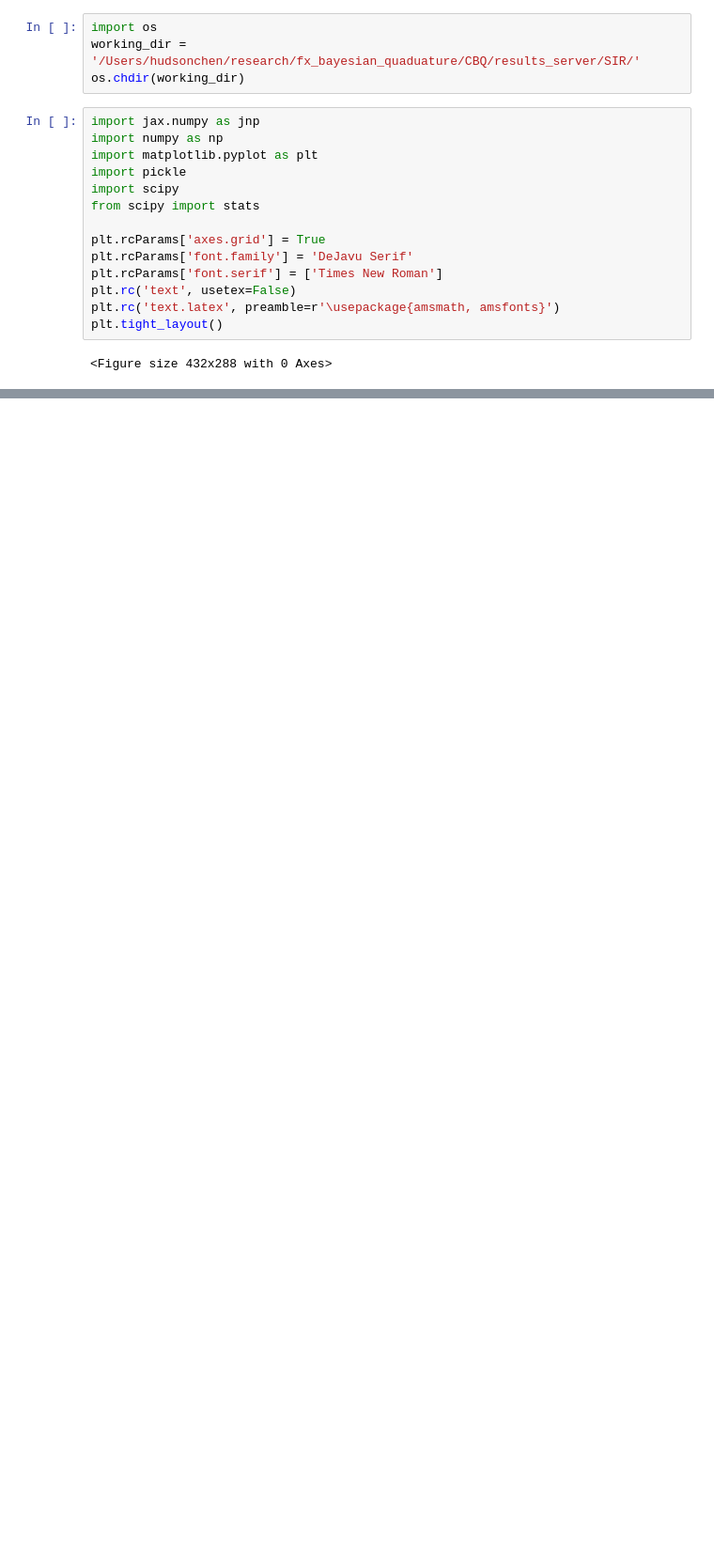
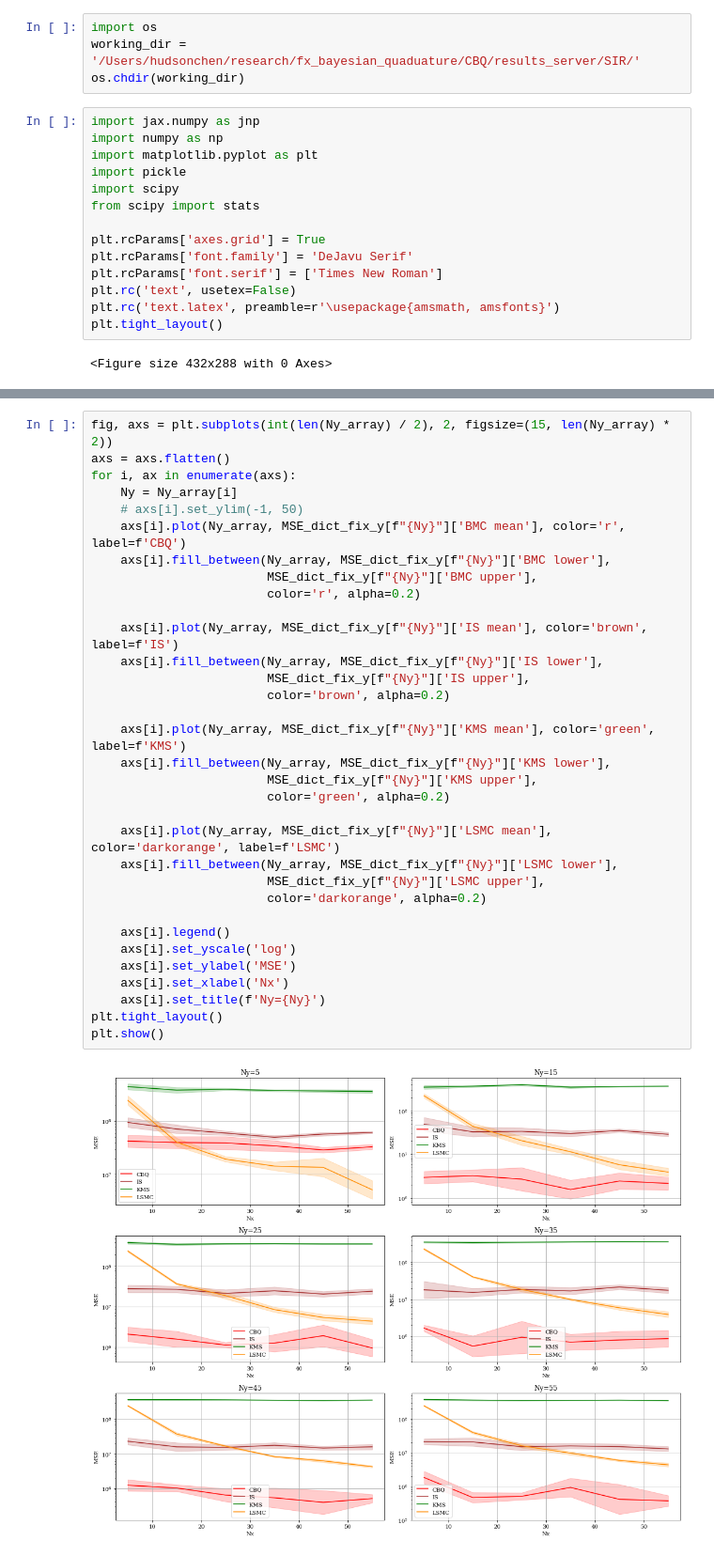
Before and after one commit to hudsonchen/conditional_bayesian_quadrature, a Jupyter notebook: plotting/SIR.ipynb, the cells around one changed output, grey strips where cells are left out. Shown at 94% size. Drawn from its saved outputs; the diff is of its cells as text; blank space fills up the shorter version.

```diff
--- a/plotting/SIR.ipynb
+++ b/plotting/SIR.ipynb
@@ -153,3 +193,38 @@ plt.show()
+# %%
+fig, axs = plt.subplots(int(len(Ny_array) / 2), 2, figsize=(15, len(Ny_array) * 2))
+axs = axs.flatten()
+for i, ax in enumerate(axs):
+    Ny = Ny_array[i]
+    # axs[i].set_ylim(-1, 50)
+    axs[i].plot(Ny_array, MSE_dict_fix_y[f"{Ny}"]['BMC mean'], color='r', label=f'CBQ')
+    axs[i].fill_between(Ny_array, MSE_dict_fix_y[f"{Ny}"]['BMC lower'],
+                        MSE_dict_fix_y[f"{Ny}"]['BMC upper'],
+                        color='r', alpha=0.2)
+
+    axs[i].plot(Ny_array, MSE_dict_fix_y[f"{Ny}"]['IS mean'], color='brown', label=f'IS')
+    axs[i].fill_between(Ny_array, MSE_dict_fix_y[f"{Ny}"]['IS lower'],
+                        MSE_dict_fix_y[f"{Ny}"]['IS upper'],
+                        color='brown', alpha=0.2)
+
+    axs[i].plot(Ny_array, MSE_dict_fix_y[f"{Ny}"]['KMS mean'], color='green', label=f'KMS')
+    axs[i].fill_between(Ny_array, MSE_dict_fix_y[f"{Ny}"]['KMS lower'],
+                        MSE_dict_fix_y[f"{Ny}"]['KMS upper'],
+                        color='green', alpha=0.2)
+
+    axs[i].plot(Ny_array, MSE_dict_fix_y[f"{Ny}"]['LSMC mean'], color='darkorange', label=f'LSMC')
+    axs[i].fill_between(Ny_array, MSE_dict_fix_y[f"{Ny}"]['LSMC lower'],
+                        MSE_dict_fix_y[f"{Ny}"]['LSMC upper'],
+                        color='darkorange', alpha=0.2)
+
+    axs[i].legend()
+    axs[i].set_yscale('log')
+    axs[i].set_ylabel('MSE')
+    axs[i].set_xlabel('Nx')
+    axs[i].set_title(f'Ny={Ny}')
+plt.tight_layout()
+plt.show()
+# %% [output]
+[figure, added]
 # %%
 
 dir_num = len(dirs)
```
Also changed, not shown: parts of 10 cells of this notebook, 5 other files.
